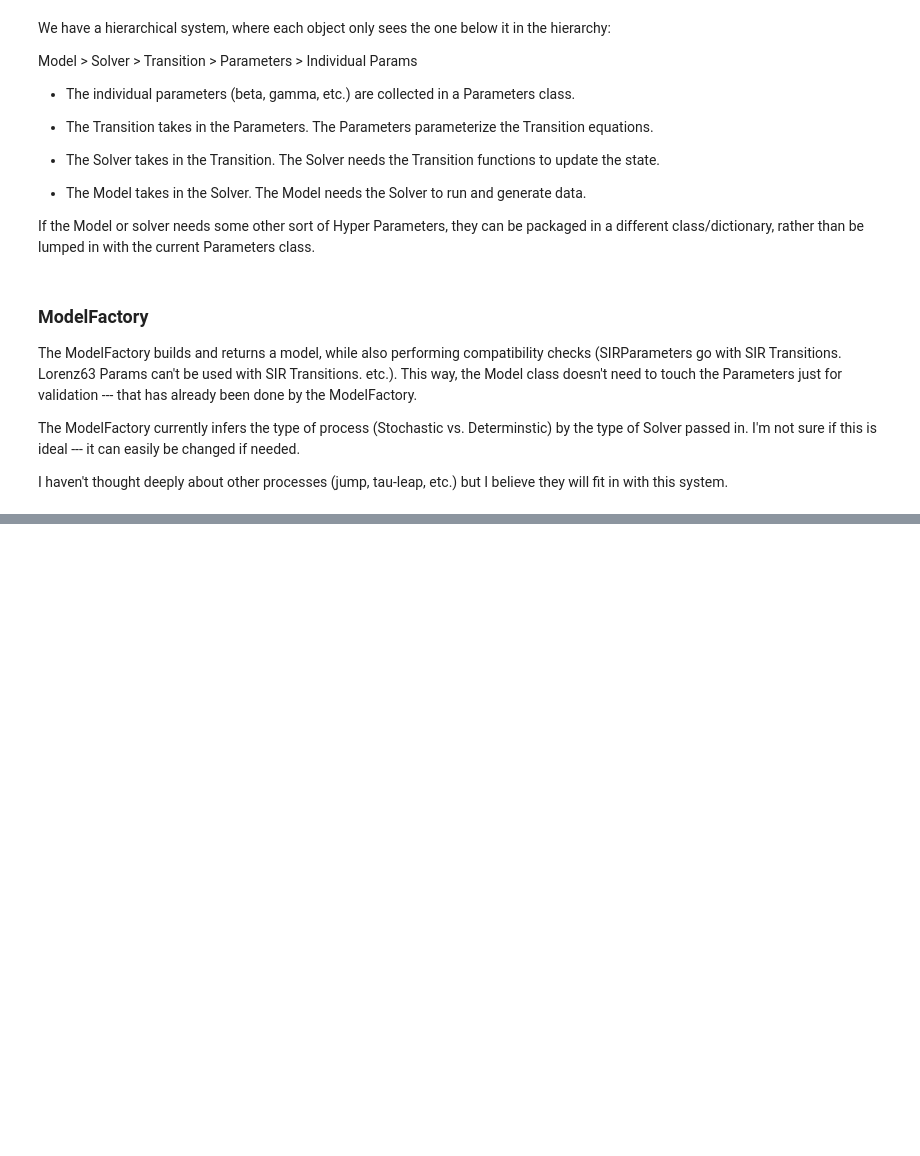
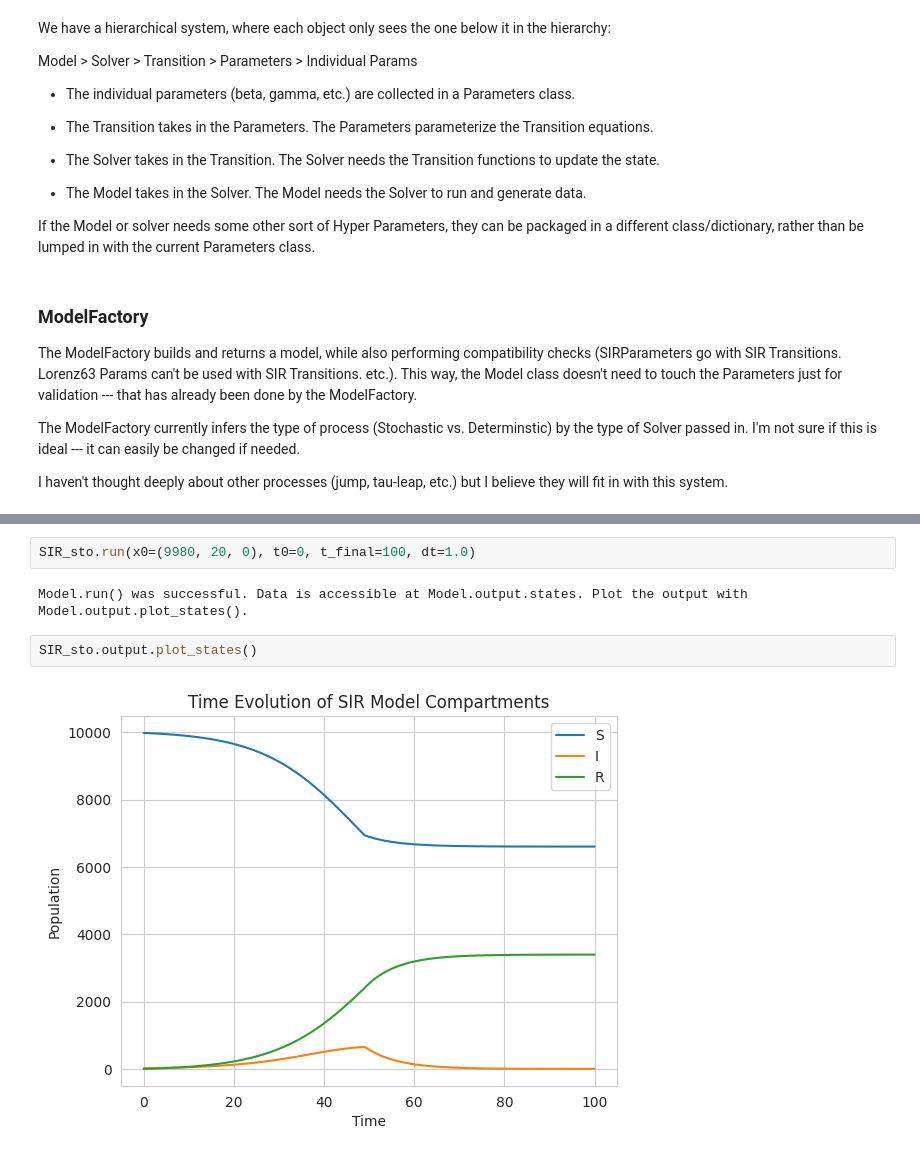
Before and after one commit to NAU-CCL/SPHERE, a Jupyter notebook: docs/usage_20240721.ipynb, the cells around one changed output, grey strips where cells are left out. Saved outputs shown, nothing was run; the diff lists cells and outputs as text; blank space fills up the shorter version.

```diff
--- a/docs/usage_20240721.ipynb
+++ b/docs/usage_20240721.ipynb
@@ -50 +65,9 @@ TypeError: StochasticTransition.__init__() missing 1 required positional argumen
+# %%
+SIR_sto.run(x0=(9980, 20, 0), t0=0, t_final=100, dt=1.0)
+# %% [output]
+Model.run() was successful. Data is accessible at Model.output.states. Plot the output with Model.output.plot_states().
+# %%
+SIR_sto.output.plot_states()
+# %% [output]
+[figure, added]
 # %% [markdown]
```
Also changed, not shown: parts of 11 cells of this notebook, 36 other files.
